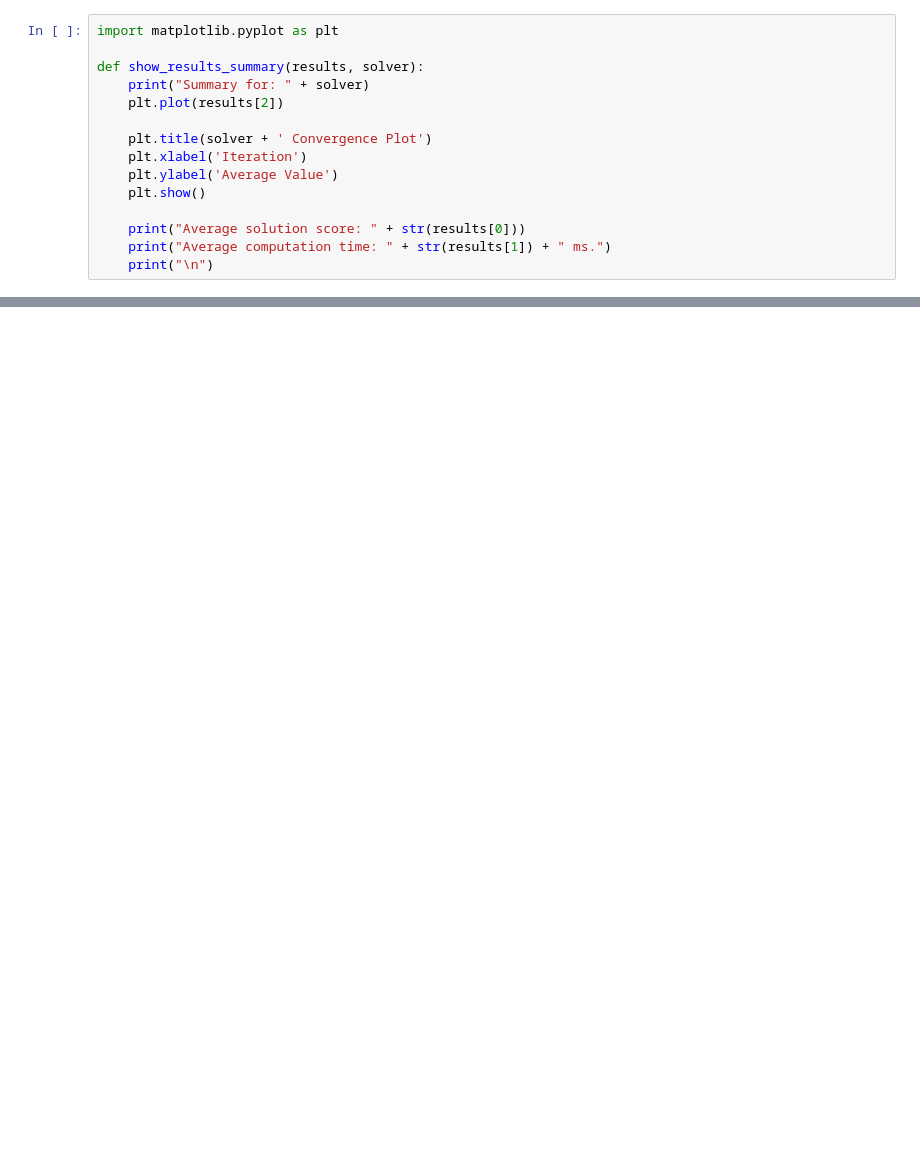
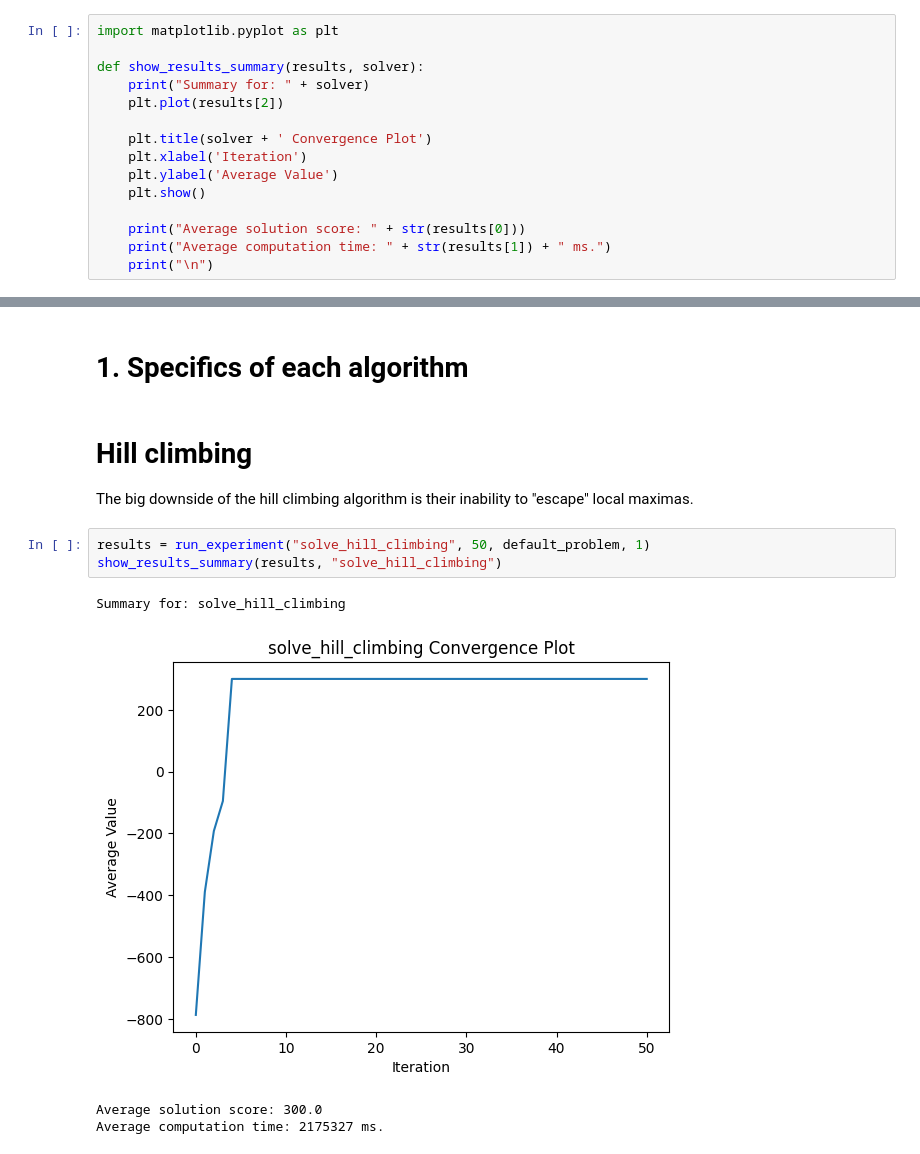
Before and after one commit to AntoniKania/metaheuristics, a Jupyter notebook: experiments.ipynb, the cells around one changed output, grey strips where cells are left out. Cells and saved outputs as stored; diff of their text form; blank space fills up the shorter version.

Commit message:
running experiments and adding summaries

```diff
--- a/experiments.ipynb
+++ b/experiments.ipynb
@@ -117,0 +91,13 @@ Summary for: solve_random
+# %% [markdown]
+# 1. Specifics of each algorithm
+# %% [markdown]
+# Hill climbing
+The big downside of the hill climbing algorithm is their inability to "escape" local maximas.
+# %%
+results = run_experiment("solve_hill_climbing", 50, default_problem, 1)
+show_results_summary(results, "solve_hill_climbing")
+# %% [output]
+Summary for: solve_hill_climbing
+[figure, added]
+Average solution score: 300.0
+Average computation time: 2175327 ms.
```
Also changed, not shown: parts of 25 cells of this notebook, 1 other file.
